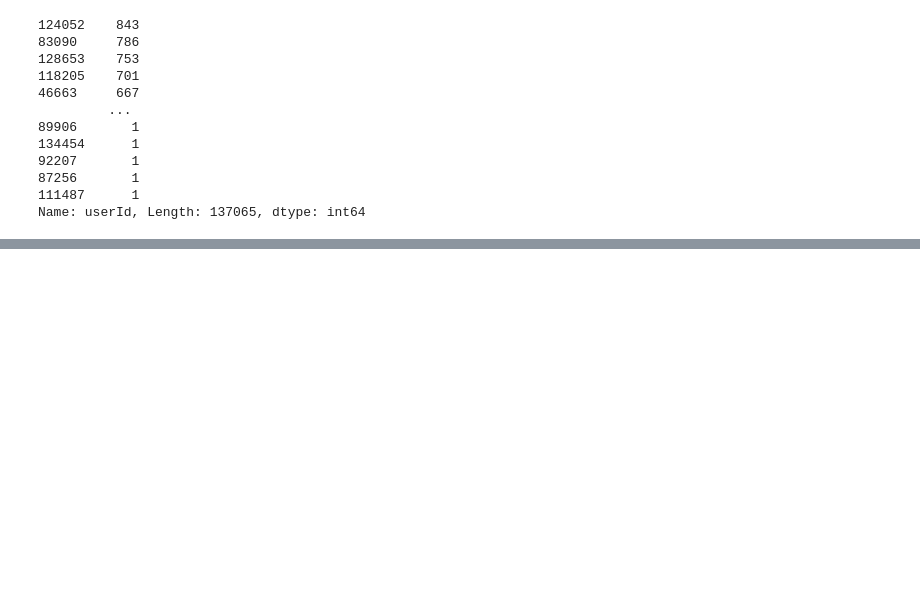
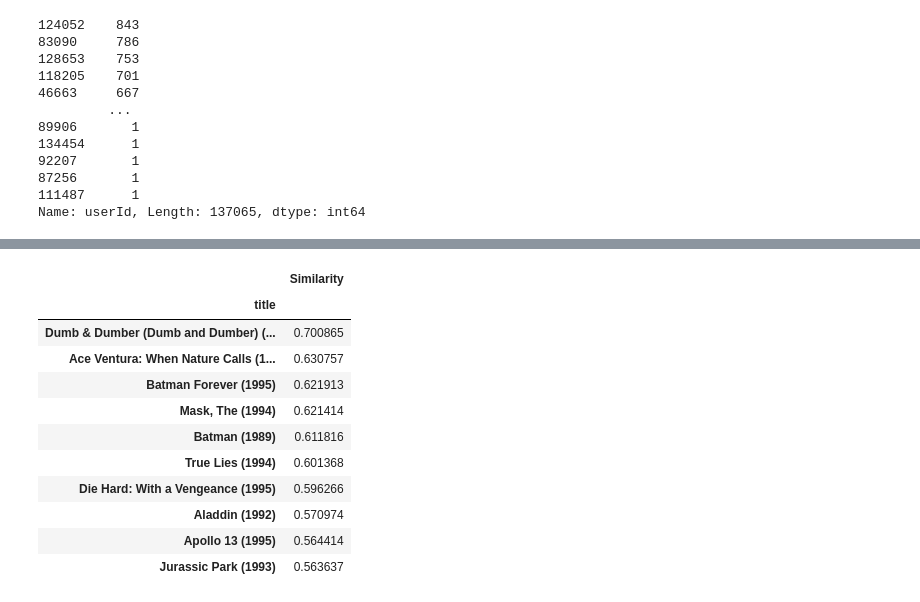
Before and after one commit to murilovpinheiro/first-recommender, a Jupyter notebook: first_recommendation.ipynb, the cells around one changed output, grey strips where cells are left out. Cells and saved outputs as stored; diff of their text form; code cells hidden in the pictures; blank space fills up the shorter version.

```diff
--- a/first_recommendation.ipynb
+++ b/first_recommendation.ipynb
@@ -193,11 +174,30 @@ def search_movie_name(search):
    #print(result)
    return result.loc[0]
 
-def get_recommendation(movie_name):
+def get_recommendation_cosine(movie_name):
+    if movie_name not in pivot_table.columns:
+        print("A coluna não está presente.")
+        return
+
+    movie = pivot_table[movie_name].values.reshape(1, -1) # Reshape to [[values]]
+    pivot_matrix = pivot_table.values.T # .T to Movies to a ROW
+
+    similarity = cosine_similarity(movie, pivot_matrix) # Calc Similarity
+
+    similarity_df = pd.DataFrame(similarity, columns=pivot_table.columns, index=['Similarity']) # Create the dataframe of similarity
+    sorted_similarities = similarity_df.T.sort_values(by='Similarity', ascending=False)
+    sorted_similarities = sorted_similarities.drop(movie_name)
+    top_10_similarities = sorted_similarities.head(10)
+
+    return top_10_similarities
+
+
+def get_recommendation_corr(movie_name):
     if not(movie_name in pivot_table.columns):
         print("O nome não está presente.")
         return
+
     movie = pivot_table[movie_name]
     similarity = pivot_table.corrwith(movie)
     similarity = similarity.sort_values(ascending=False)
-    print(similarity.iloc[1:11])
+    return pd.DataFrame(similarity.iloc[1:11], columns = ["Correlation"])
@@ -219,0 +241,16 @@ dtype: float64
+# %%
+movie_name = search_movie_name("Ace")
+get_recommendation_cosine(movie_name)
+# %% [output]
+|  | Similarity |
+| title |  |
+| Dumb & Dumber (Dumb and Dumber) (... | 0.700865 |
+| Ace Ventura: When Nature Calls (1... | 0.630757 |
+| Batman Forever (1995) | 0.621913 |
+| Mask, The (1994) | 0.621414 |
+| Batman (1989) | 0.611816 |
+| True Lies (1994) | 0.601368 |
+| Die Hard: With a Vengeance (1995) | 0.596266 |
+| Aladdin (1992) | 0.570974 |
+| Apollo 13 (1995) | 0.564414 |
+| Jurassic Park (1993) | 0.563637 |
```
Also changed, not shown: parts of 12 cells of this notebook.
